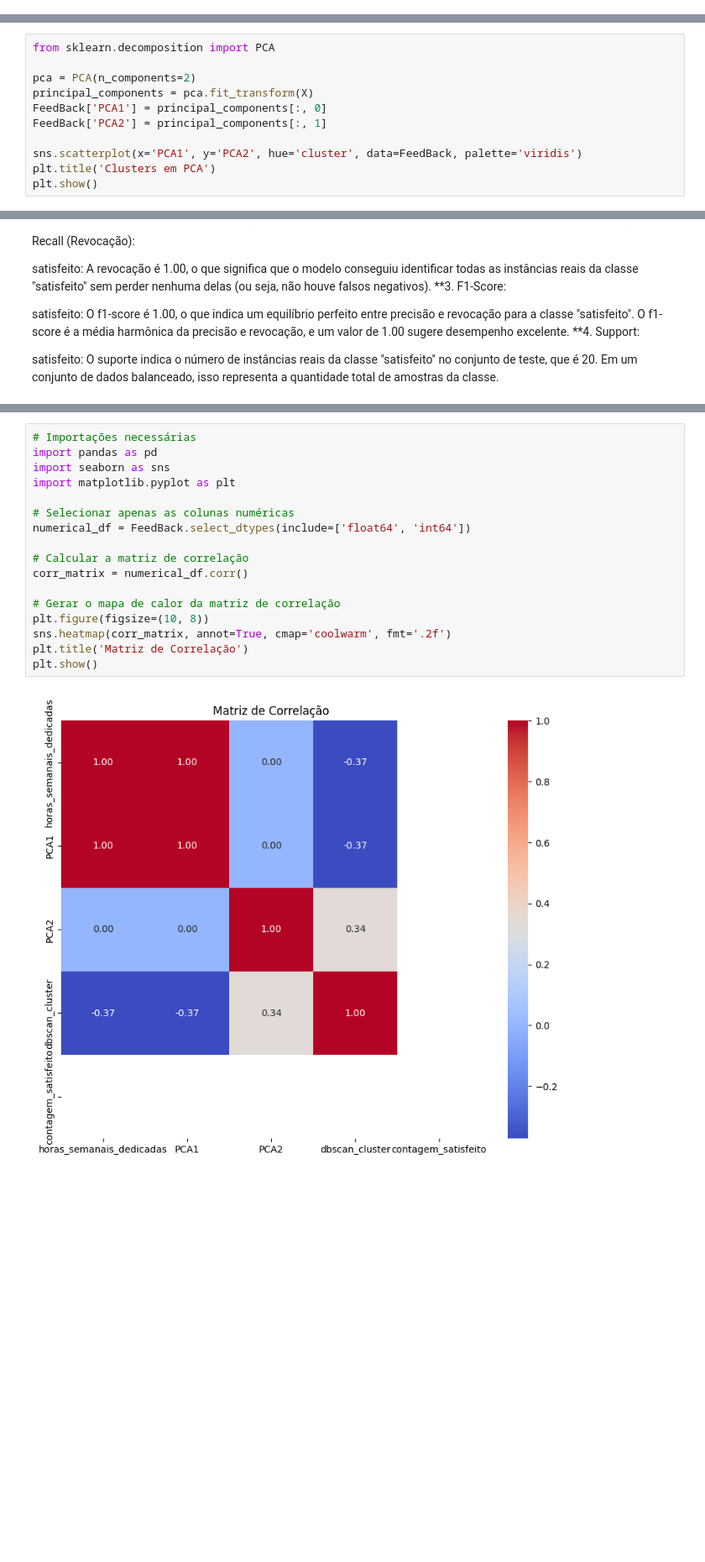
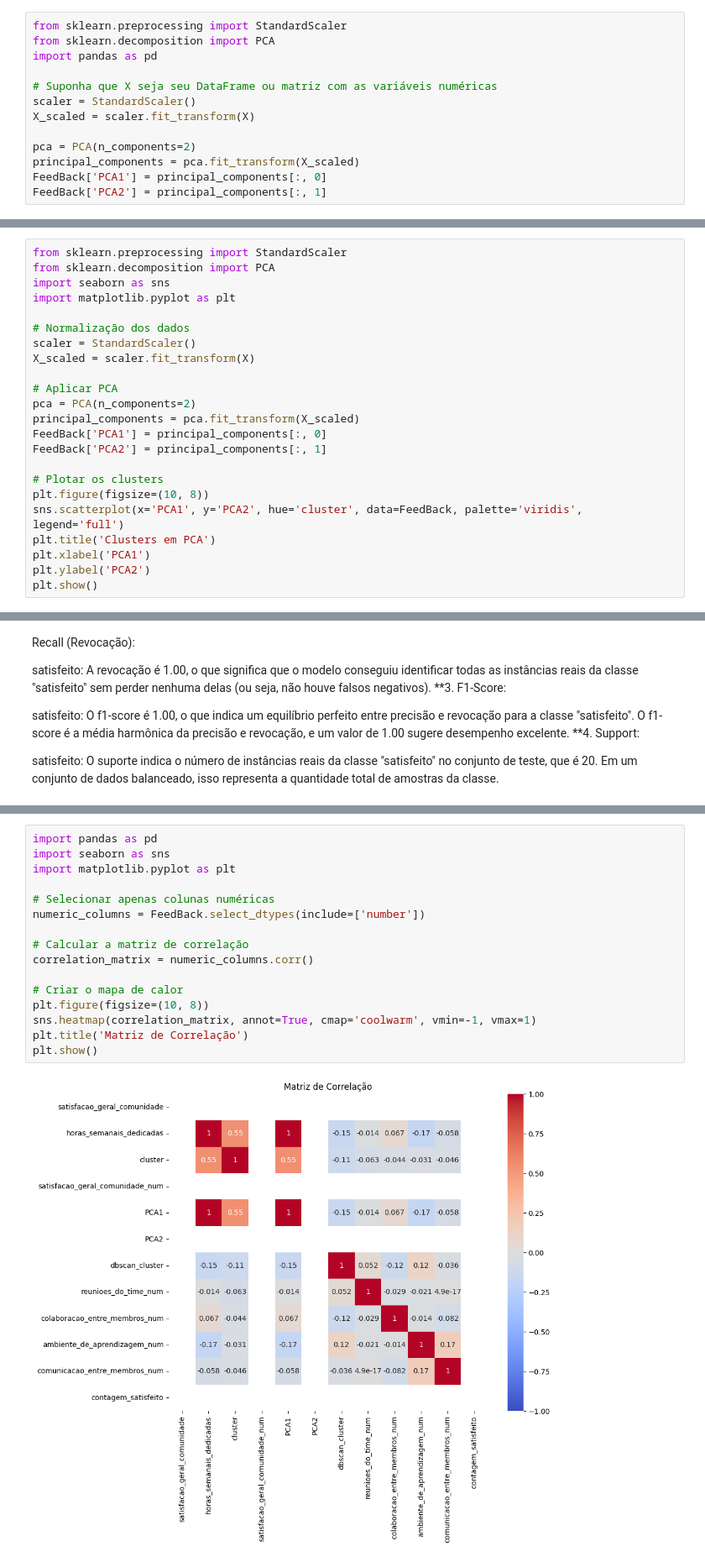
Before and after one commit to Mjapo/TrilhaFinalDadosJR, a Jupyter notebook: Codigo/analise.ipynb, the cells around one changed output, grey strips where cells are left out. Shown at 84% size. Saved outputs shown, nothing was run; the diff lists cells and outputs as text; blank space fills up the shorter version.

```diff
--- a/Codigo/analise.ipynb
+++ b/Codigo/analise.ipynb
@@ -567,2 +698,15 @@ plt.show()
 # %% [markdown]
 . Análise de Componentes Principais (PCA)
+# %%
+from sklearn.preprocessing import StandardScaler
+from sklearn.decomposition import PCA
+import pandas as pd
+
+# Suponha que X seja seu DataFrame ou matriz com as variáveis numéricas
+scaler = StandardScaler()
+X_scaled = scaler.fit_transform(X)
+
+pca = PCA(n_components=2)
+principal_components = pca.fit_transform(X_scaled)
+FeedBack['PCA1'] = principal_components[:, 0]
+FeedBack['PCA2'] = principal_components[:, 1]
@@ -569,12 +865,24 @@ plt.show()
 # %%
+from sklearn.preprocessing import StandardScaler
 from sklearn.decomposition import PCA
+import seaborn as sns
+import matplotlib.pyplot as plt
 
+# Normalização dos dados
+scaler = StandardScaler()
+X_scaled = scaler.fit_transform(X)
+
+# Aplicar PCA
 pca = PCA(n_components=2)
-principal_components = pca.fit_transform(X)
+principal_components = pca.fit_transform(X_scaled)
 FeedBack['PCA1'] = principal_components[:, 0]
 FeedBack['PCA2'] = principal_components[:, 1]
 
-sns.scatterplot(x='PCA1', y='PCA2', hue='cluster', data=FeedBack, palette='viridis')
+# Plotar os clusters
+plt.figure(figsize=(10, 8))
+sns.scatterplot(x='PCA1', y='PCA2', hue='cluster', data=FeedBack, palette='viridis', legend='full')
 plt.title('Clusters em PCA')
+plt.xlabel('PCA1')
+plt.ylabel('PCA2')
 plt.show()
 # %% [output]
@@ -815,21 +1085,20 @@ plt.show()
 [figure]
 [figure]
 # %%
-# Importações necessárias
 import pandas as pd
 import seaborn as sns
 import matplotlib.pyplot as plt
 
-# Selecionar apenas as colunas numéricas
-numerical_df = FeedBack.select_dtypes(include=['float64', 'int64'])
+# Selecionar apenas colunas numéricas
+numeric_columns = FeedBack.select_dtypes(include=['number'])
 
 # Calcular a matriz de correlação
-corr_matrix = numerical_df.corr()
+correlation_matrix = numeric_columns.corr()
 
-# Gerar o mapa de calor da matriz de correlação
+# Criar o mapa de calor
 plt.figure(figsize=(10, 8))
-sns.heatmap(corr_matrix, annot=True, cmap='coolwarm', fmt='.2f')
+sns.heatmap(correlation_matrix, annot=True, cmap='coolwarm', vmin=-1, vmax=1)
 plt.title('Matriz de Correlação')
 plt.show()
 # %% [output]
-[figure, old version]
+[figure, new version]
```
Also changed, not shown: parts of 57 cells of this notebook.
